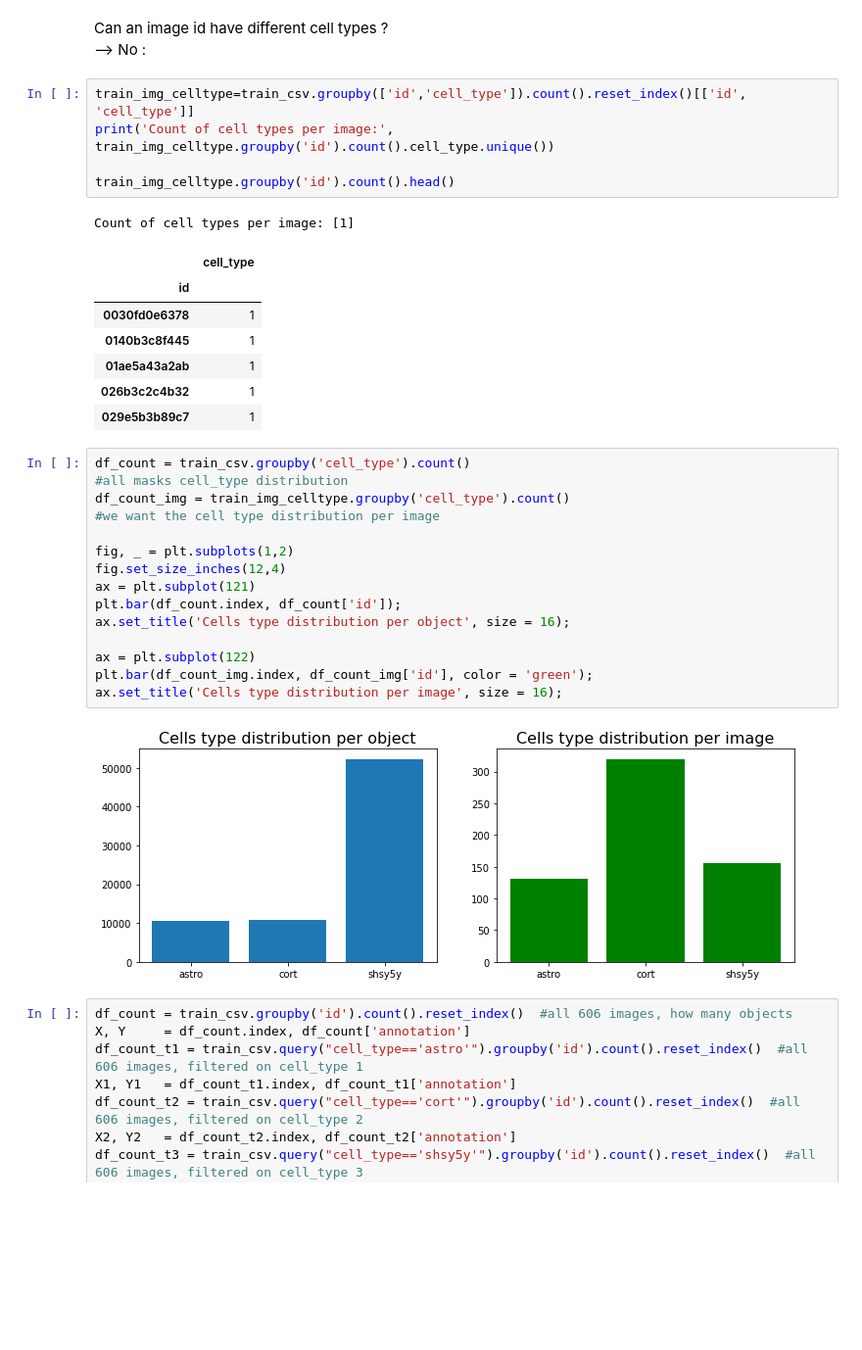
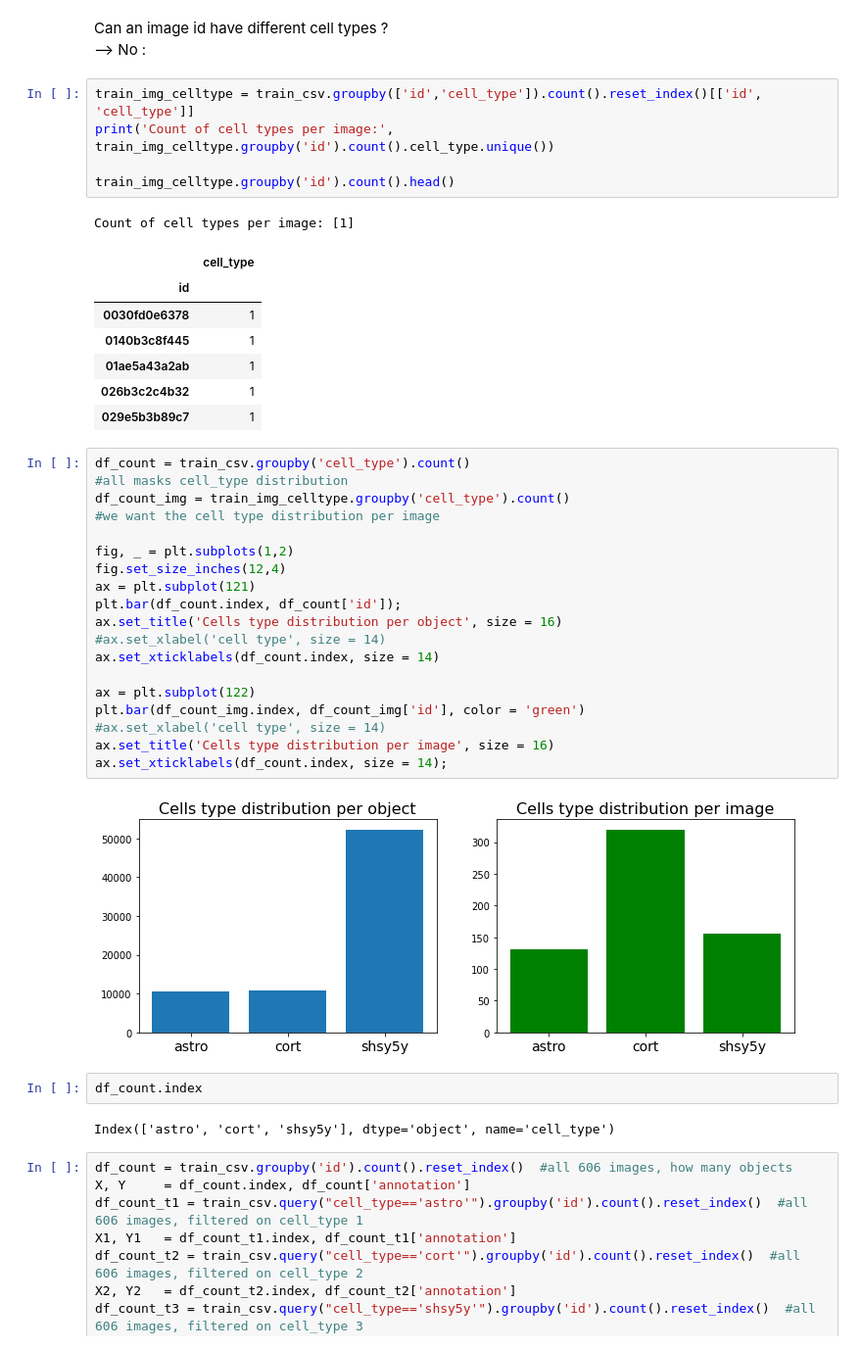
Before and after one commit to Rickyviii/M-RCNN-for-Kaggle-Cells-competition, a Jupyter notebook: kaggle_competition_cells.ipynb, the cells around one changed output. Shown at 98% size. Saved outputs shown, nothing was run; the diff lists cells and outputs as text; blank space fills up the shorter version.

```diff
--- a/kaggle_competition_cells.ipynb
+++ b/kaggle_competition_cells.ipynb
@@ -271,7 +271,7 @@ number of semi supervised image files: 1972
 Can an image id have different cell types ? <br>
 --> No :
 # %%
-train_img_celltype=train_csv.groupby(['id','cell_type']).count().reset_index()[['id', 'cell_type']]
+train_img_celltype = train_csv.groupby(['id','cell_type']).count().reset_index()[['id', 'cell_type']]
 print('Count of cell types per image:', train_img_celltype.groupby('id').count().cell_type.unique())
 
 train_img_celltype.groupby('id').count().head()
@@ -287,20 +287,28 @@ Count of cell types per image: [1]
 # %%
 df_count = train_csv.groupby('cell_type').count()
 #all masks cell_type distribution
 df_count_img = train_img_celltype.groupby('cell_type').count()
 #we want the cell type distribution per image
 
 fig, _ = plt.subplots(1,2)
 fig.set_size_inches(12,4)
 ax = plt.subplot(121)
 plt.bar(df_count.index, df_count['id']);
-ax.set_title('Cells type distribution per object', size = 16);
+ax.set_title('Cells type distribution per object', size = 16)
+#ax.set_xlabel('cell type', size = 14)
+ax.set_xticklabels(df_count.index, size = 14)
 
 ax = plt.subplot(122)
-plt.bar(df_count_img.index, df_count_img['id'], color = 'green');
-ax.set_title('Cells type distribution per image', size = 16);
+plt.bar(df_count_img.index, df_count_img['id'], color = 'green')
+#ax.set_xlabel('cell type', size = 14)
+ax.set_title('Cells type distribution per image', size = 16)
+ax.set_xticklabels(df_count.index, size = 14);
 # %% [output]
-[figure, old version]
+[figure, new version]
+# %%
+df_count.index
+# %% [output]
+Index(['astro', 'cort', 'shsy5y'], dtype='object', name='cell_type')
 # %%
 df_count = train_csv.groupby('id').count().reset_index()  #all 606 images, how many objects
 X, Y     = df_count.index, df_count['annotation']
```
Also changed, not shown: parts of 28 cells of this notebook.
